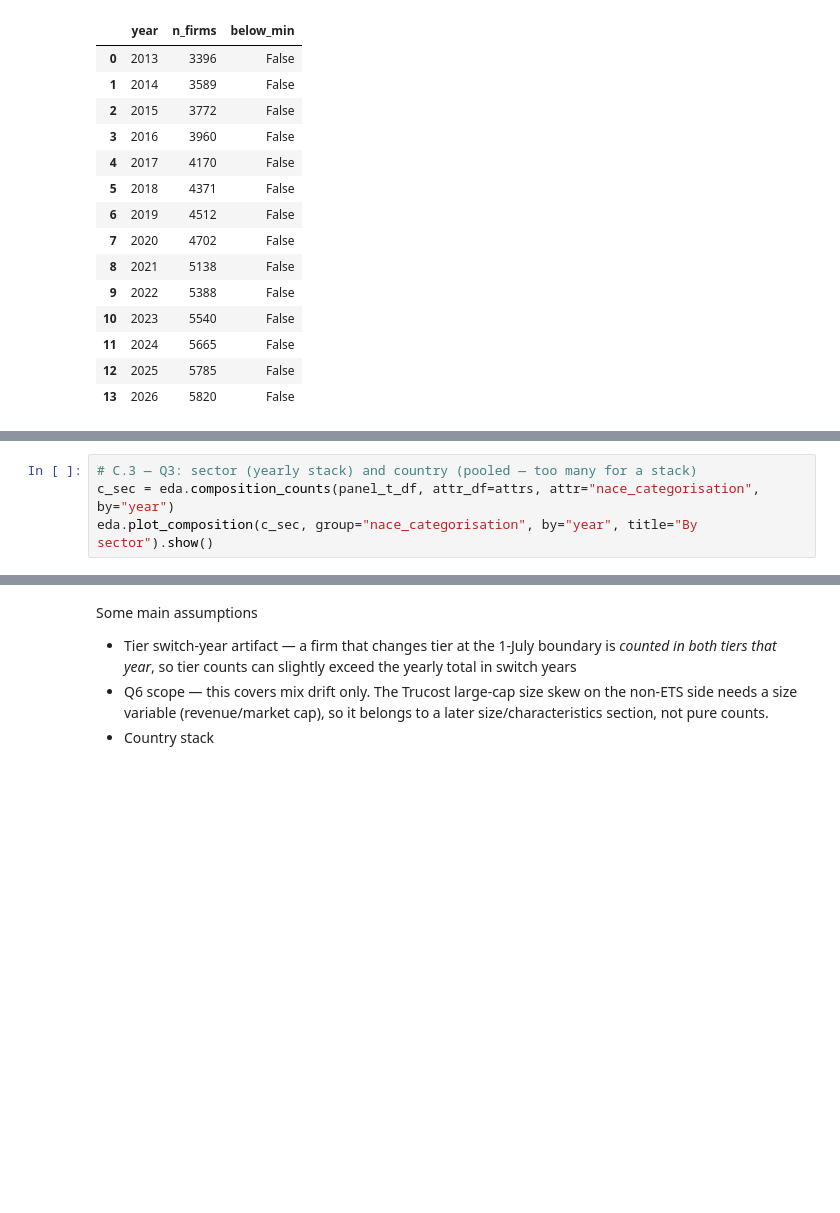
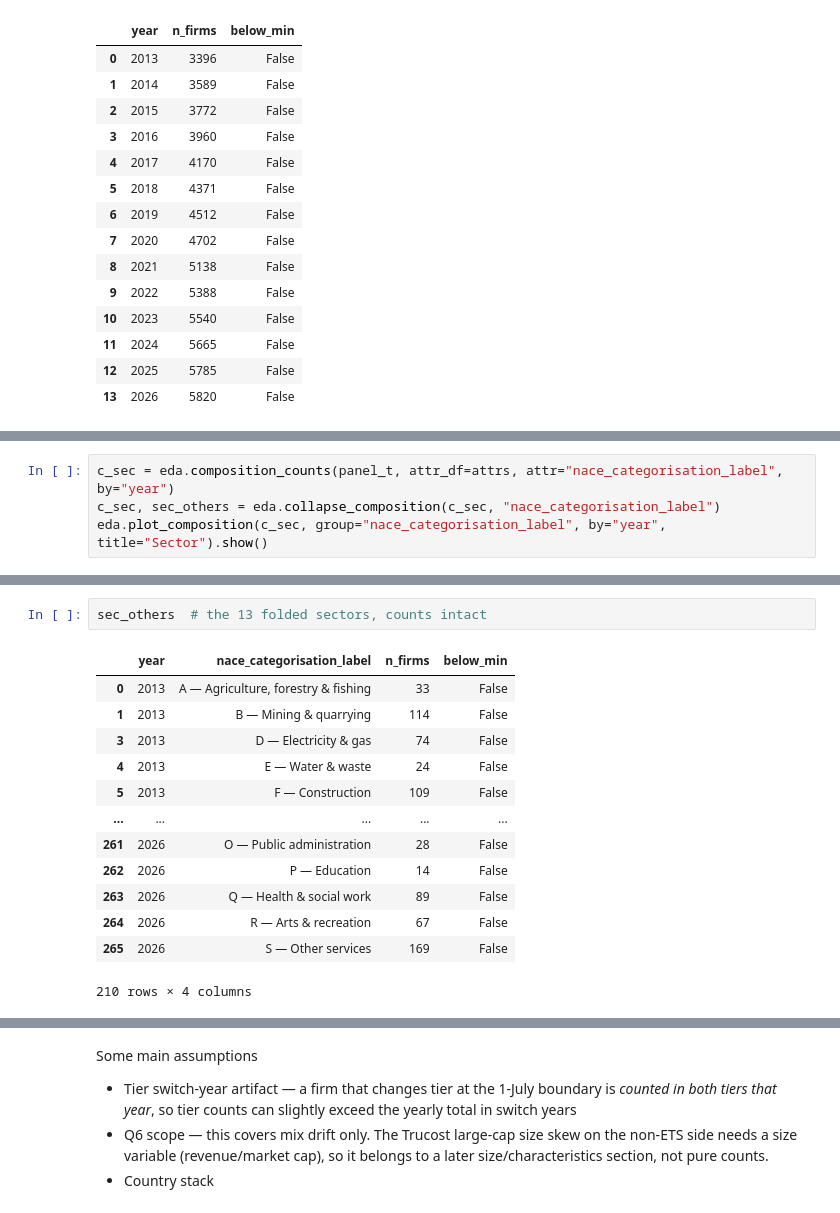
Before and after one commit to salinela/carbon-portfolio-project-v2, a Jupyter notebook: notebooks/08_eda.ipynb, the cells around one changed output, grey strips where cells are left out. Saved outputs shown, nothing was run; the diff lists cells and outputs as text; blank space fills up the shorter version.

```diff
--- a/notebooks/08_eda.ipynb
+++ b/notebooks/08_eda.ipynb
@@ -572,11 +572,27 @@ eda.plot_composition(c_src, group="source", by="year", title="By emissions sourc
 # %% [output]
 [interactive output not drawn]
 # %%
-# C.3 — Q3: sector (yearly stack) and country (pooled — too many for a stack)
-c_sec = eda.composition_counts(panel_t_df, attr_df=attrs, attr="nace_categorisation", by="year")
-eda.plot_composition(c_sec, group="nace_categorisation", by="year", title="By sector").show()
+c_sec = eda.composition_counts(panel_t, attr_df=attrs, attr="nace_categorisation_label", by="year")
+c_sec, sec_others = eda.collapse_composition(c_sec, "nace_categorisation_label")
+eda.plot_composition(c_sec, group="nace_categorisation_label", by="year", title="Sector").show()
 # %% [output]
 [interactive output not drawn]
+# %%
+sec_others  # the 13 folded sectors, counts intact
+# %% [output]
+|  | year | nace_categorisation_label | n_firms | below_min |
+| 0 | 2013 | A — Agriculture, forestry & fishing | 33 | False |
+| 1 | 2013 | B — Mining & quarrying | 114 | False |
+| 3 | 2013 | D — Electricity & gas | 74 | False |
+| 4 | 2013 | E — Water & waste | 24 | False |
+| 5 | 2013 | F — Construction | 109 | False |
+| ... | ... | ... | ... | ... |
+| 261 | 2026 | O — Public administration | 28 | False |
+| 262 | 2026 | P — Education | 14 | False |
+| 263 | 2026 | Q — Health & social work | 89 | False |
+| 264 | 2026 | R — Arts & recreation | 67 | False |
+| 265 | 2026 | S — Other services | 169 | False |
+210 rows × 4 columns
 # %%
 c_ctry = eda.composition_counts(panel_t_df, attr_df=attrs, attr="country", by="pooled")
 eda.plot_composition(c_ctry, group="country", by="pooled", title="By country (pooled)").show()
```
Also changed, not shown: parts of 6 cells of this notebook.
